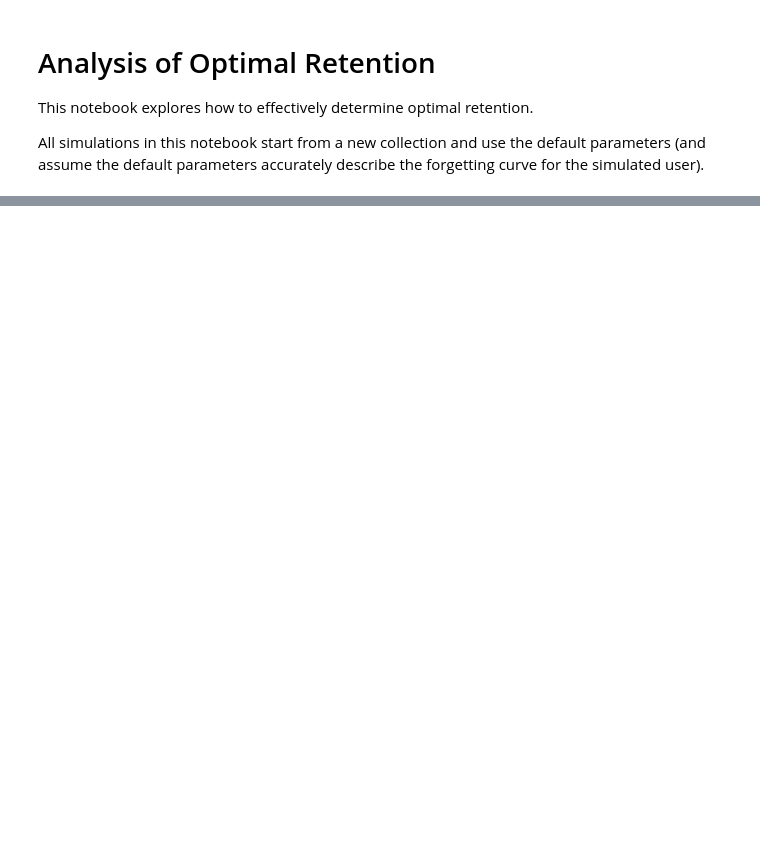
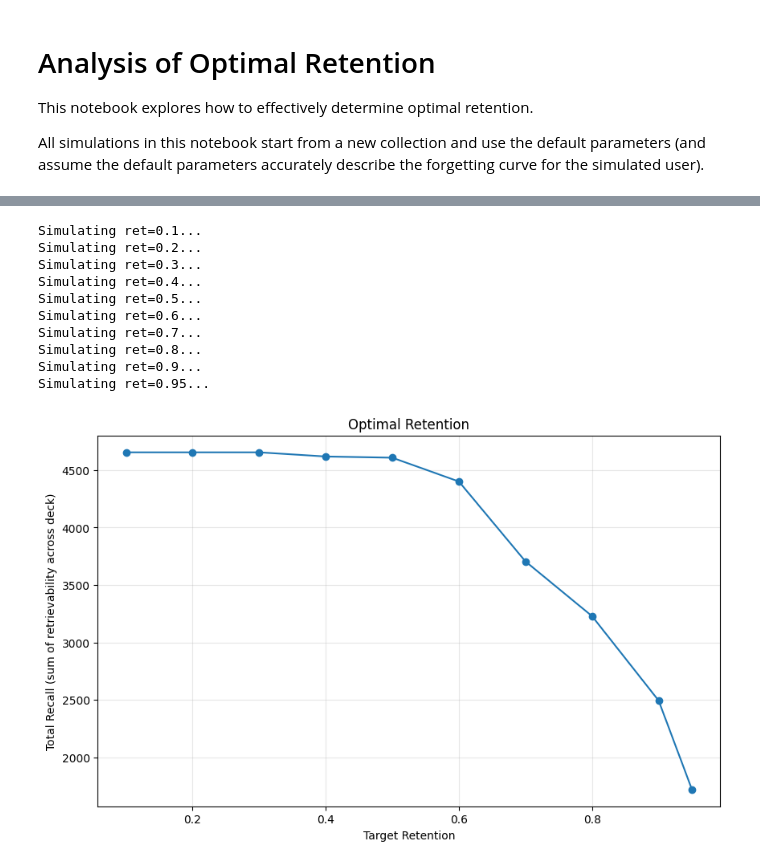
Before and after one commit to a913cb82/fsrs-experiments, a Jupyter notebook: notebooks/Optimal_Retention.ipynb, the cells around one changed output, grey strips where cells are left out. Cells and saved outputs as stored; diff of their text form; code cells hidden in the pictures; blank space fills up the shorter version.

```diff
--- a/notebooks/Optimal_Retention.ipynb
+++ b/notebooks/Optimal_Retention.ipynb
@@ -62,0 +92,36 @@ Simulating ret=0.95...
+# %%
+metrics = []
+
+for ret in retentions:
+    print(f"Simulating ret={ret}...")
+    _, _, sim_metrics = run_simulation(
+        n_days=180,
+        retention=str(ret),
+        review_limit=100,
+        new_limit=9999,
+        verbose=False,
+    )
+    metrics.append(sim_metrics)
+
+# Extract totals for plotting
+totals = [m["total_retention"] for m in metrics]
+
+plt.figure(figsize=(10, 6))
+plt.plot(retentions, totals, marker="o")
+plt.title("Optimal Retention")
+plt.xlabel("Target Retention")
+plt.ylabel("Total Recall (sum of retrievability across deck)")
+plt.grid(True, alpha=0.3)
+plt.show()
+# %% [output]
+Simulating ret=0.1...
+Simulating ret=0.2...
+Simulating ret=0.3...
+Simulating ret=0.4...
+Simulating ret=0.5...
+Simulating ret=0.6...
+Simulating ret=0.7...
+Simulating ret=0.8...
+Simulating ret=0.9...
+Simulating ret=0.95...
+[figure, added]
```
Also changed, not shown: parts of 13 cells of this notebook, 2 other files.
